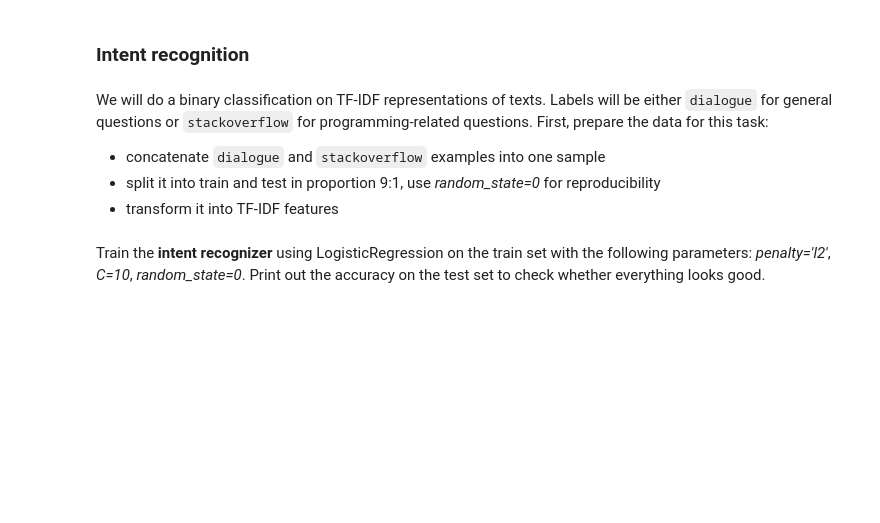
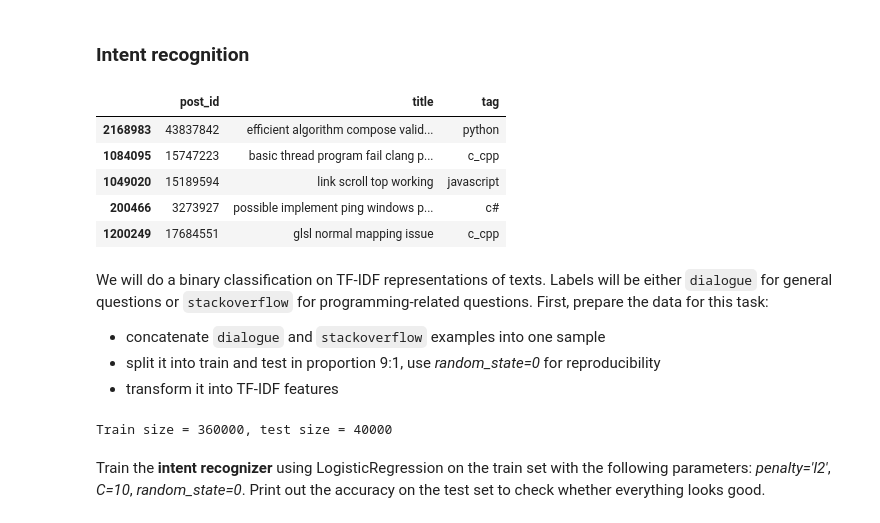
Before and after one commit to wuflyh/natural-language-processing, a Jupyter notebook: optional/telegram_bot/week5-project.ipynb, the cells around one changed output. Saved outputs shown, nothing was run; the diff lists cells and outputs as text; code cells hidden in the pictures; blank space fills up the shorter version.

Commit message:
split dataset

```diff
--- a/optional/telegram_bot/week5-project.ipynb
+++ b/optional/telegram_bot/week5-project.ipynb
@@ -140,6 +140,15 @@ dialogue_df['text'] = dialogue_df['text'].apply(text_prepare)
 stackoverflow_df['title'] = stackoverflow_df['title'].apply(text_prepare)
 # %% [markdown]
 ### Intent recognition
+# %%
+stackoverflow_df.head()
+# %% [output]
+|  | post_id | title | tag |
+| 2168983 | 43837842 | efficient algorithm compose valid... | python |
+| 1084095 | 15747223 | basic thread program fail clang p... | c_cpp |
+| 1049020 | 15189594 | link scroll top working | javascript |
+| 200466 | 3273927 | possible implement ping windows p... | c# |
+| 1200249 | 17684551 | glsl normal mapping issue | c_cpp |
 # %% [markdown]
 We will do a binary classification on TF-IDF representations of texts. Labels will be either `dialogue` for general questions or `stackoverflow` for programming-related questions. First, prepare the data for this task:
 - concatenate `dialogue` and `stackoverflow` examples into one sample
@@ -150,11 +159,15 @@ from sklearn.model_selection import train_test_split
 # %%
 X = np.concatenate([dialogue_df['text'].values, stackoverflow_df['title'].values])
 y = ['dialogue'] * dialogue_df.shape[0] + ['stackoverflow'] * stackoverflow_df.shape[0]
-
-X_train, X_test, y_train, y_test = ######### YOUR CODE HERE ##########
+######### YOUR CODE HERE ##########
+X_train, X_test, y_train, y_test = train_test_split(X, y,
+                                                    random_state=0,
+                                                    test_size=0.1)
 print('Train size = {}, test size = {}'.format(len(X_train), len(X_test)))
-
-X_train_tfidf, X_test_tfidf = ######### YOUR CODE HERE ###########
+######### YOUR CODE HERE ###########
+X_train_tfidf, X_test_tfidf = tfidf_features(X_train, X_test, "./tfidf_vectorizer.pkl")
+# %% [output]
+Train size = 360000, test size = 40000
 # %% [markdown]
 Train the **intent recognizer** using LogisticRegression on the train set with the following parameters: *penalty='l2'*, *C=10*, *random_state=0*. Print out the accuracy on the test set to check whether everything looks good.
 # %%
```
Also changed, not shown: parts of 1 cell of this notebook.
